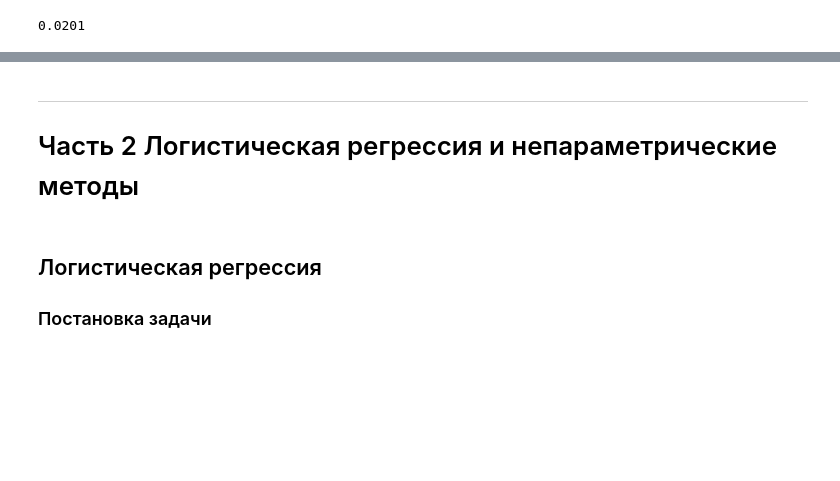
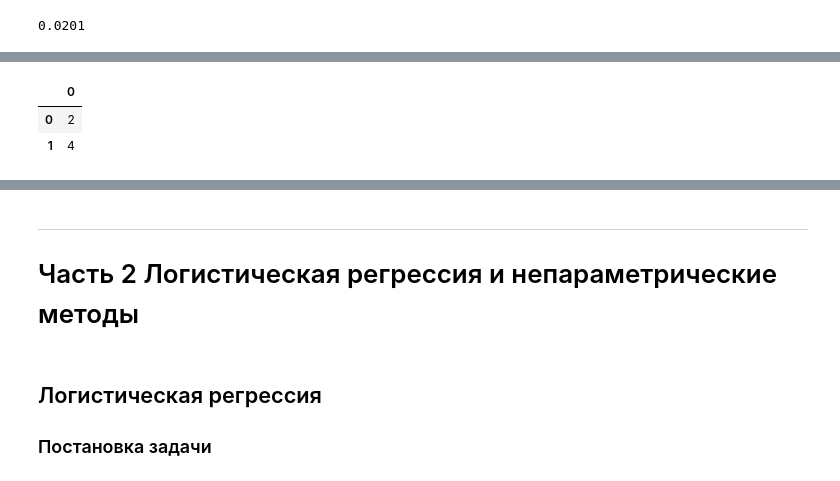
Before and after one commit to betelgeus/fundamentals_of_statistics_notes, a Jupyter notebook: Stepik_fundamentals_of_statistics_notes_Part_2.ipynb, the cells around one changed output, grey strips where cells are left out. Cells and saved outputs as stored; diff of their text form; code cells hidden in the pictures; blank space fills up the shorter version.

```diff
--- a/Stepik_fundamentals_of_statistics_notes_Part_2.ipynb
+++ b/Stepik_fundamentals_of_statistics_notes_Part_2.ipynb
@@ -179,0 +646,9 @@ print(f'{p:.4f}')
+# %%
+import numpy as np
+import pandas as pd
+
+pd.DataFrame(np.array([1, 2, 2, 3, 4, 4, 4, 2])).mode()
+# %% [output]
+|  | 0 |
+| 0 | 2 |
+| 1 | 4 |
```
Also changed, not shown: parts of 55 cells of this notebook.
